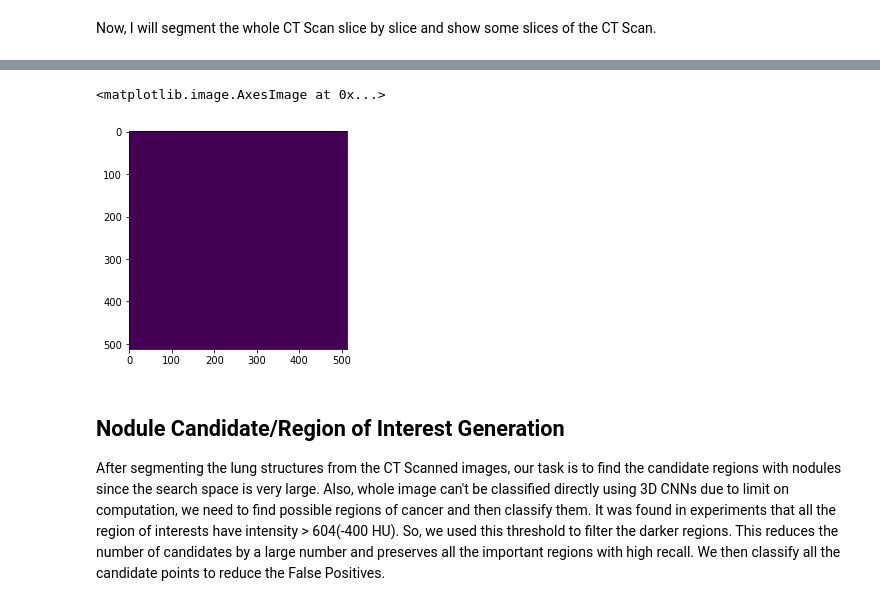
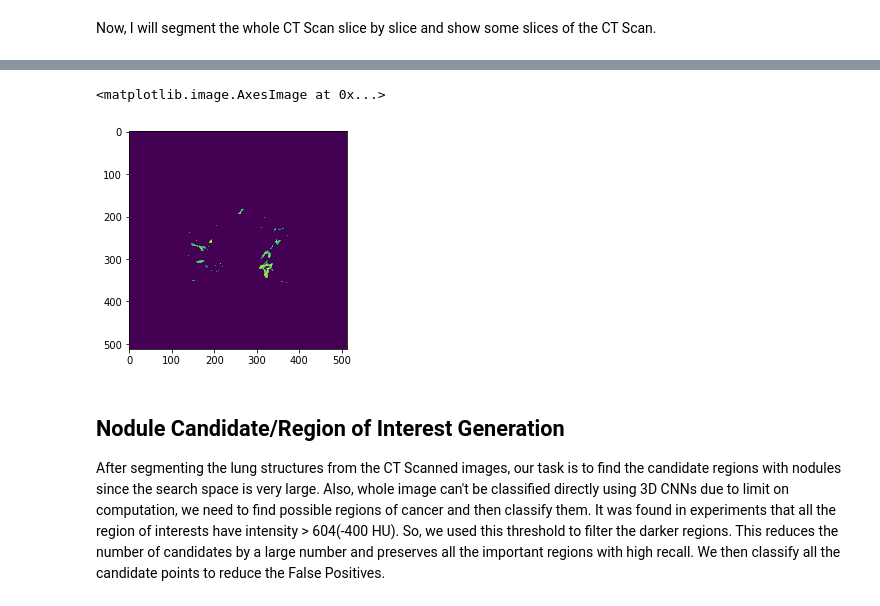
Before and after one commit to Maen1/lung_cancer_segmentation, a Jupyter notebook: dicom-preprocessing.ipynb, the cells around one changed output, grey strips where cells are left out. Saved outputs shown, nothing was run; the diff lists cells and outputs as text; code cells hidden in the pictures.

```diff
--- a/dicom-preprocessing.ipynb
+++ b/dicom-preprocessing.ipynb
@@ -47,7 +49,7 @@ IM-0009-0635.dcm
 Each CT Scan consists of multiple 2D slices which are provided in a DICOM format. At first, I will read the random dicom file of a CT Scan. After reading the image file, we will update the intensity values of -2000 with 0 because they are the pixels that fall outside of the scanner bounds.
 # %%
 # Any results you write to the current directory are saved as output.
-lung = dicom.read_file('../zip/abd/IM-0008-0090.dcm')
+lung = dicom.read_file('../datasets/azm/IM-0008-0241.dcm')
 
 slice = lung.pixel_array
 slice[slice == -2000] = 0
@@ -68,7 +70,7 @@ def read_ct_scan(folder_name):
         slices[slices == -2000] = 0
         return slices
 # %%
-ct_scan = read_ct_scan('../zip/abd/')
+ct_scan = read_ct_scan('../datasets/azm/')
 # %% [markdown]
 To visualise the slices, we will have to plot them. `matplotlib` is used for plotting the slices. The `plot_ct_scan` function takes a 3D CT Scanned Image array  as input and plots equally spaced slices. The CT Scans are grayscale images i.e. the value of each pixel is a single sample, which means it carries only intensity information.
 # %%
@@ -193,8 +197,8 @@ plot_ct_scan(segmented_ct_scan)
 # %%
-plt.imshow(segmented_ct_scan[15])
+plt.imshow(segmented_ct_scan[550])
 # %% [output]
 <matplotlib.image.AxesImage at 0x...>
-[figure, old version]
+[figure, new version]
 # %% [markdown]
 Nodule Candidate/Region of Interest Generation
 ---------------------------
```
Also changed, not shown: parts of 11 cells of this notebook, 1 other file.
